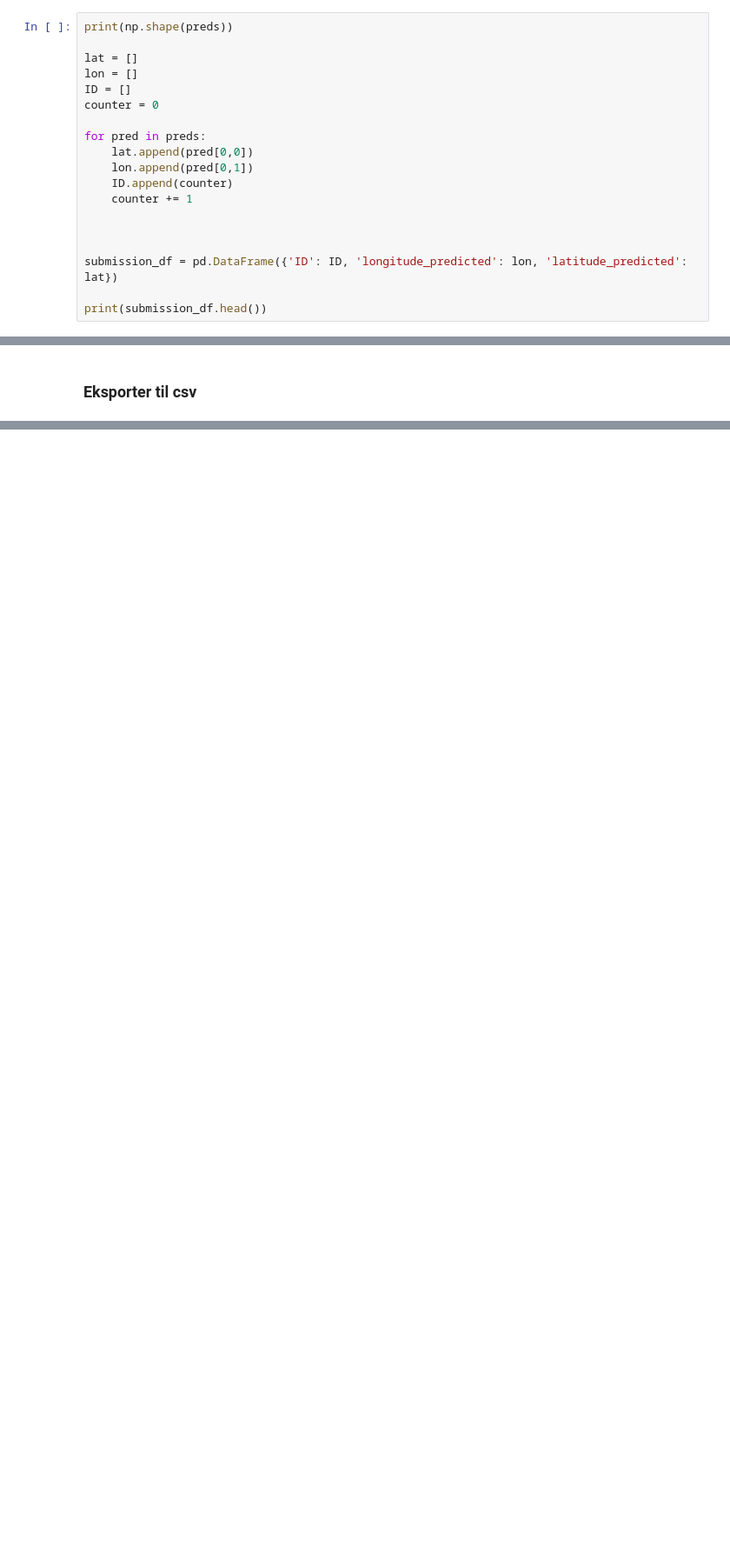
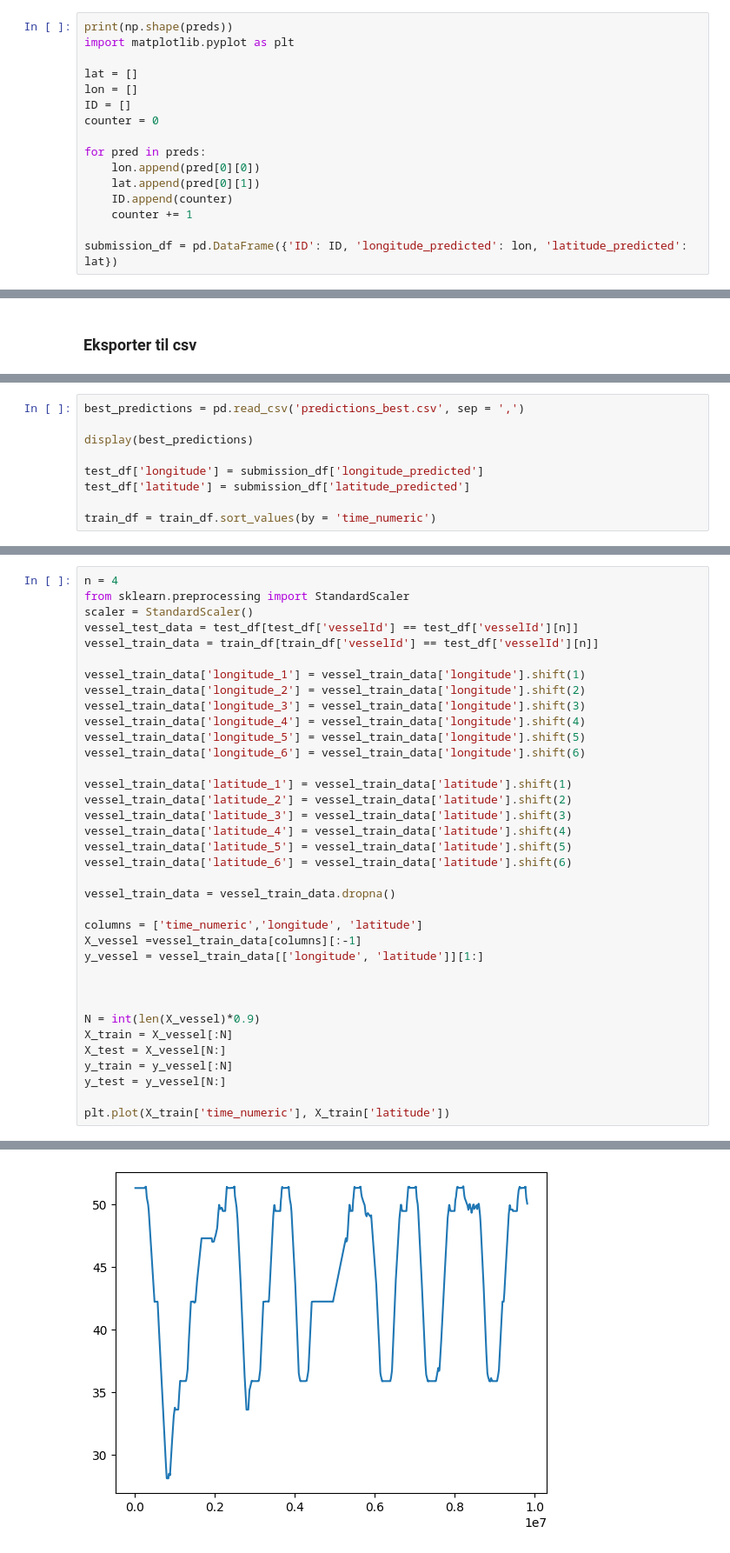
Before and after one commit to andrejvi/AIS-Vessel-Position-Prediction-ML, a Jupyter notebook: Main.ipynb, the cells around one changed output, grey strips where cells are left out. Shown at 87% size. Saved outputs shown, nothing was run; the diff lists cells and outputs as text; blank space fills up the shorter version.

```diff
--- a/Main.ipynb
+++ b/Main.ipynb
@@ -114,5 +315,6 @@ for index, row in test_df.iterrows():
 # %%
 print(np.shape(preds))
+import matplotlib.pyplot as plt
 
 lat = []
 lon = []
@@ -120,15 +322,11 @@ ID = []
 counter = 0
 
 for pred in preds:
-    lat.append(pred[0,0])
-    lon.append(pred[0,1])
+    lon.append(pred[0][0])
+    lat.append(pred[0][1])
     ID.append(counter)
     counter += 1
 
-
-
 submission_df = pd.DataFrame({'ID': ID, 'longitude_predicted': lon, 'latitude_predicted': lat})
-
-print(submission_df.head())
 # %% [output]
 (51739, 1, 2)
@@ -147,0 +352,9 @@ Få den jævla "predictions.csv" filen inn på Kaggle og se om det funker
+# %%
+best_predictions = pd.read_csv('predictions_best.csv', sep = ',')
+
+display(best_predictions)
+
+test_df['longitude'] = submission_df['longitude_predicted']
+test_df['latitude'] = submission_df['latitude_predicted']
+
+train_df = train_df.sort_values(by = 'time_numeric')
@@ -147,0 +375,37 @@ Få den jævla "predictions.csv" filen inn på Kaggle og se om det funker
+# %%
+n = 4
+from sklearn.preprocessing import StandardScaler
+scaler = StandardScaler()
+vessel_test_data = test_df[test_df['vesselId'] == test_df['vesselId'][n]]
+vessel_train_data = train_df[train_df['vesselId'] == test_df['vesselId'][n]]
+
+vessel_train_data['longitude_1'] = vessel_train_data['longitude'].shift(1)
+vessel_train_data['longitude_2'] = vessel_train_data['longitude'].shift(2)
+vessel_train_data['longitude_3'] = vessel_train_data['longitude'].shift(3)
+vessel_train_data['longitude_4'] = vessel_train_data['longitude'].shift(4)
+vessel_train_data['longitude_5'] = vessel_train_data['longitude'].shift(5)
+vessel_train_data['longitude_6'] = vessel_train_data['longitude'].shift(6)
+
+vessel_train_data['latitude_1'] = vessel_train_data['latitude'].shift(1)
+vessel_train_data['latitude_2'] = vessel_train_data['latitude'].shift(2)
+vessel_train_data['latitude_3'] = vessel_train_data['latitude'].shift(3)
+vessel_train_data['latitude_4'] = vessel_train_data['latitude'].shift(4)
+vessel_train_data['latitude_5'] = vessel_train_data['latitude'].shift(5)
+vessel_train_data['latitude_6'] = vessel_train_data['latitude'].shift(6)
+
+vessel_train_data = vessel_train_data.dropna()
+
+columns = ['time_numeric','longitude', 'latitude']
+X_vessel =vessel_train_data[columns][:-1]
+y_vessel = vessel_train_data[['longitude', 'latitude']][1:]
+
+
+
+N = int(len(X_vessel)*0.9)
+X_train = X_vessel[:N]
+X_test = X_vessel[N:]
+y_train = y_vessel[:N]
+y_test = y_vessel[N:]
+
+plt.plot(X_train['time_numeric'], X_train['latitude'])
+# %% [output]
@@ -147,0 +430 @@ Få den jævla "predictions.csv" filen inn på Kaggle og se om det funker
+[figure, added]
```
Also changed, not shown: parts of 23 cells of this notebook, 6 other files.
